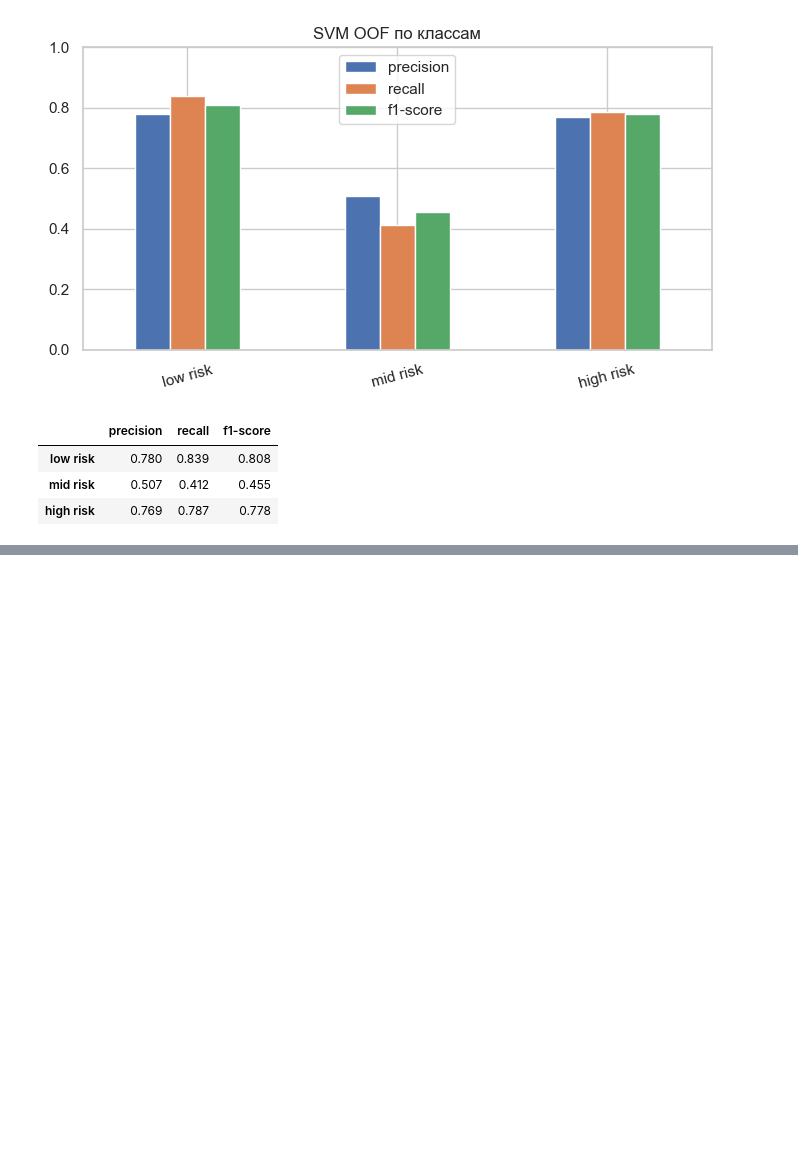
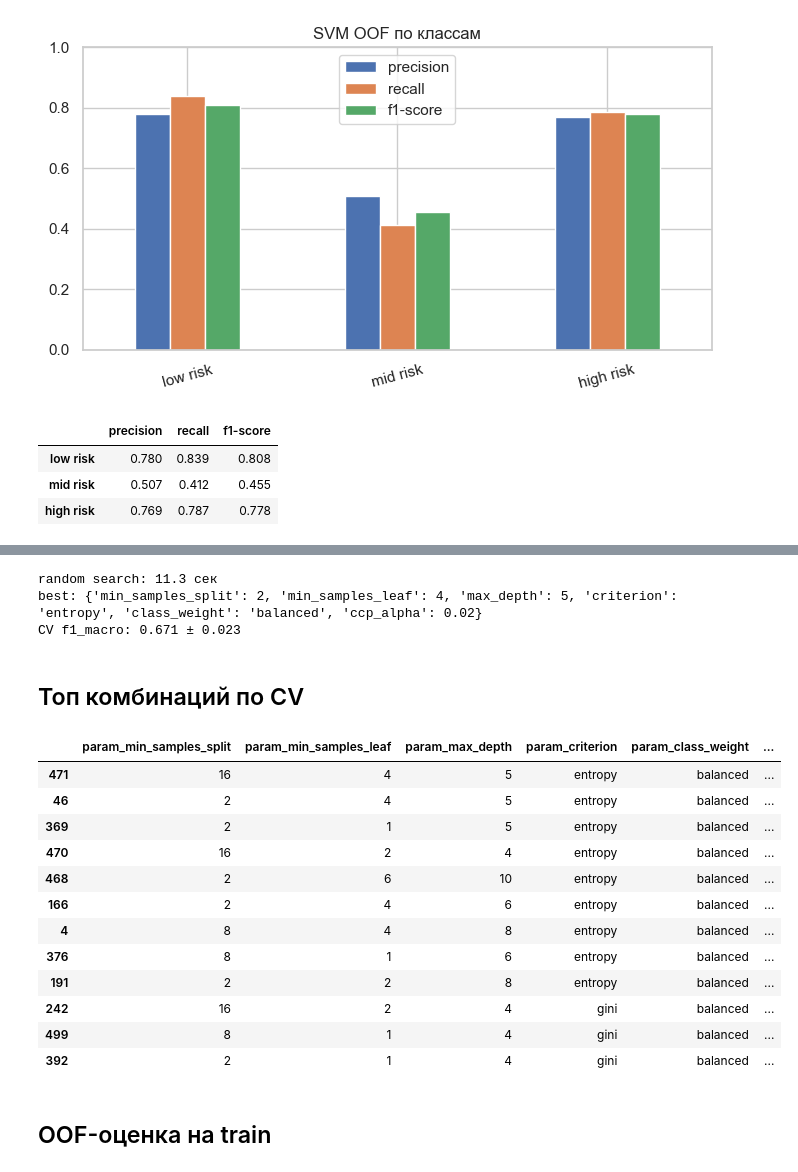
Before and after one commit to NexPG/risk-of-pregnancy, a Jupyter notebook: code/trainer.ipynb, the cells around one changed output, grey strips where cells are left out. Saved outputs shown, nothing was run; the diff lists cells and outputs as text; code cells hidden in the pictures; blank space fills up the shorter version.

```diff
--- a/code/trainer.ipynb
+++ b/code/trainer.ipynb
@@ -295,0 +300,60 @@ display(per.round(3))
+# %%
+from sklearn.model_selection import RandomizedSearchCV
+from sklearn.tree import DecisionTreeClassifier
+
+tree = DecisionTreeClassifier(random_state=42, max_features=None)
+
+tree_space = {
+    "criterion": ["gini", "entropy"],
+    "max_depth": [3, 4, 5, 6, 8, 10, 12],
+    "min_samples_leaf": [1, 2, 4, 6, 8, 12],
+    "min_samples_split": [2, 8, 16],
+    "class_weight": ["balanced", None],
+    "ccp_alpha": [0.0, 0.001, 0.003, 0.01, 0.02],
+}
+
+tree_search = RandomizedSearchCV(
+    tree,
+    tree_space,
+    n_iter=500,
+    scoring="f1_macro",
+    cv=cv,
+    n_jobs=-1,
+    random_state=42,
+    refit=True,
+    return_train_score=True,
+)
+
+t0 = time.perf_counter()
+tree_search.fit(X_train, y_train)
+print(f"random search: {time.perf_counter() - t0:.1f} сек")
+print("best:", tree_search.best_params_)
+print(f"CV f1_macro: {tree_search.best_score_:.3f} ± {tree_search.cv_results_['std_test_score'][tree_search.best_index_]:.3f}")
+# %% [output]
+random search: 11.3 сек
+best: {'min_samples_split': 2, 'min_samples_leaf': 4, 'max_depth': 5, 'criterion': 'entropy', 'class_weight': 'balanced', 'ccp_alpha': 0.02}
+CV f1_macro: 0.671 ± 0.023
+# %% [markdown]
+## Топ комбинаций по CV
+# %%
+res = pd.DataFrame(tree_search.cv_results_)
+cols = [c for c in res.columns if c.startswith("param_")] + [
+    "mean_test_score", "std_test_score", "mean_train_score", "mean_fit_time"
+]
+display(res[cols].sort_values("mean_test_score", ascending=False).head(12).round(3))
+# %% [output]
+|  | param_min_samples_split | param_min_samples_leaf | param_max_depth | param_criterion | param_class_weight | ... |
+| 471 | 16 | 4 | 5 | entropy | balanced | ... |
+| 46 | 2 | 4 | 5 | entropy | balanced | ... |
+| 369 | 2 | 1 | 5 | entropy | balanced | ... |
+| 470 | 16 | 2 | 4 | entropy | balanced | ... |
+| 468 | 2 | 6 | 10 | entropy | balanced | ... |
+| 166 | 2 | 4 | 6 | entropy | balanced | ... |
+| 4 | 8 | 4 | 8 | entropy | balanced | ... |
+| 376 | 8 | 1 | 6 | entropy | balanced | ... |
+| 191 | 2 | 2 | 8 | entropy | balanced | ... |
+| 242 | 16 | 2 | 4 | gini | balanced | ... |
+| 499 | 8 | 1 | 4 | gini | balanced | ... |
+| 392 | 2 | 1 | 4 | gini | balanced | ... |
+# %% [markdown]
+## OOF-оценка на train
```
Also changed, not shown: parts of 7 cells of this notebook.
